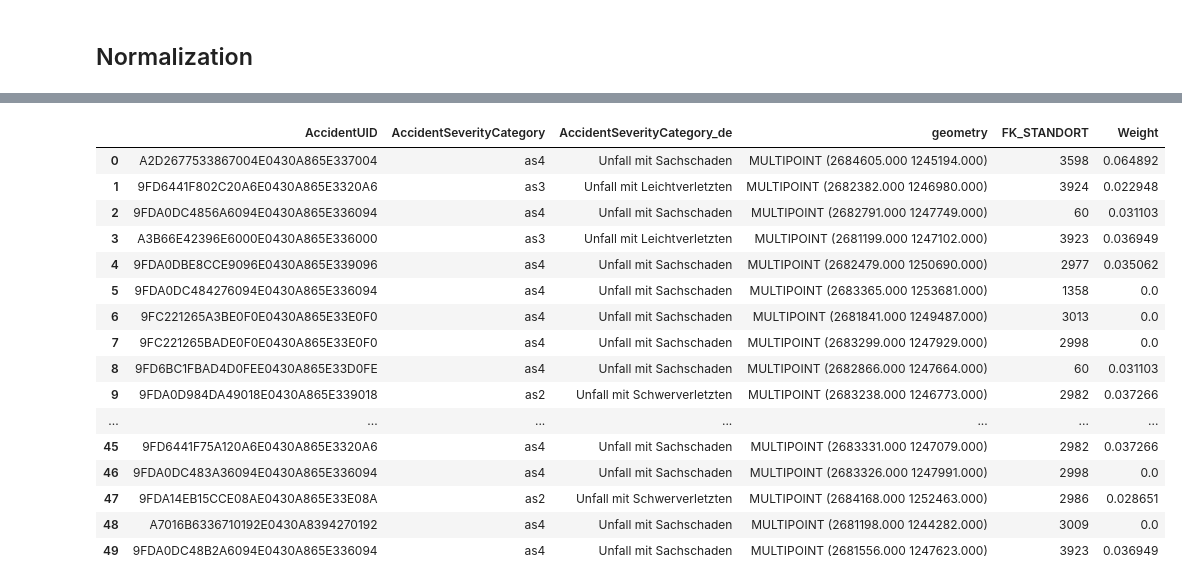
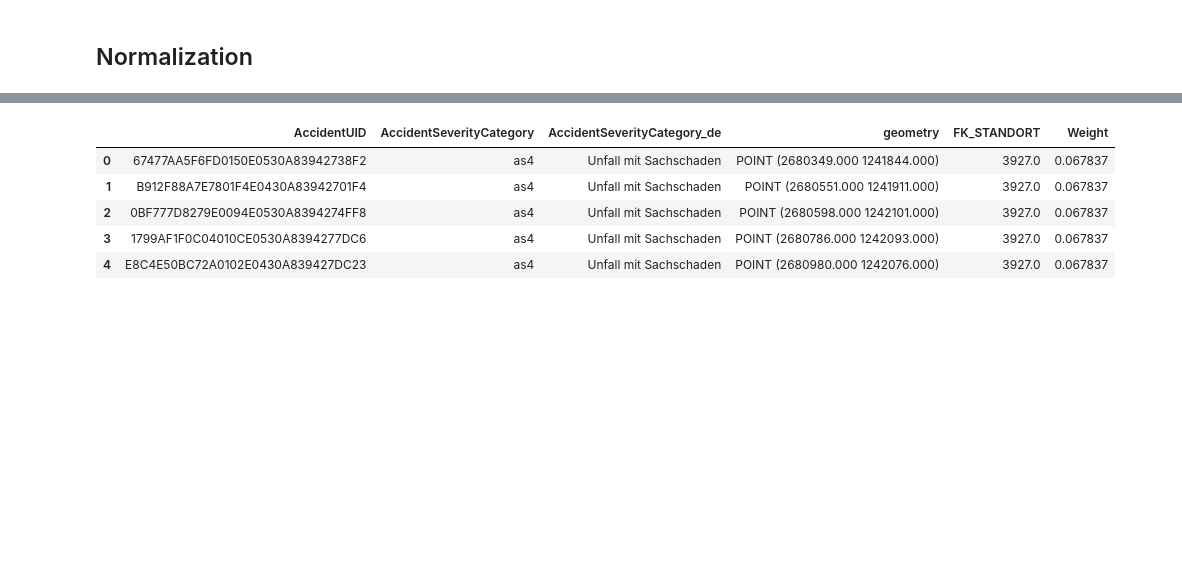
Before and after one commit to thereallinusrg/Velo-Zueri-Unfaelle, a Jupyter notebook: maurus-notebook.ipynb, the cells around one changed output, grey strips where cells are left out. Saved outputs shown, nothing was run; the diff lists cells and outputs as text; code cells hidden in the pictures; blank space fills up the shorter version.

```diff
--- a/maurus-notebook.ipynb
+++ b/maurus-notebook.ipynb
@@ -25,0 +39,13 @@ VerkehrsZaehlung.head()
+# %%
+# Filter out Stations that did not count any bicycles
+
+list_stations = VerkehrsZaehlung.FK_STANDORT.unique()
+print(VerkehrsZaehlung.shape)
+
+for station in list_stations:
+    sum_Zaehlstation = VerkehrsZaehlung.loc[VerkehrsZaehlung["FK_STANDORT"] == station, ["Sum_Velos"]].sum()
+    if sum_Zaehlstation[0] == 0:
+        VerkehrsZaehlung = VerkehrsZaehlung.drop(VerkehrsZaehlung[VerkehrsZaehlung["FK_STANDORT"] == station].index)
+        #VerkehrsZaehlung.drop(index=station, columns='FK_STANDORT')
+
+VerkehrsZaehlung.shape
@@ -31,7 +61,7 @@ def resample(df):
     station = df.loc[df["FK_STANDORT"] == standort]
     station["Date_Hour"] = station["DATUM"].astype(str).str[:13]
     #station = station.set_index(pd.to_datetime(station['DATE_HOUR']))
-    grouped = station.groupby("Date_Hour").agg({"FK_STANDORT": min, "VELO_IN": sum, "VELO_OUT": sum, "OST": min, "NORD": min})
+    grouped = station.groupby("Date_Hour").agg({"FK_STANDORT": min, "VELO_IN": sum, "VELO_OUT": sum, "Sum_Velos": sum, "OST": min, "NORD": min})
 
     #merged = pd.merge(new, station, on = "DATUM")
     dataframes.append(grouped)
@@ -41,7 +71,7 @@ def resample(df):
   return combined
 
 Zaehlung_hourly = resample(VerkehrsZaehlung)
-Zaehlung_hourly.head(50)
+Zaehlung_hourly.head()
 # %% [output]
 A value is trying to be set on a copy of a slice from a DataFrame.
 Try using .loc[row_indexer,col_indexer] = value instead
@@ -94,7 +113,7 @@ Zaehlungen.plot()
 # are related to the closests Counting Station.
 Zaehlungen.to_file('Zaehlungen_test.gpkg', driver='GPKG', layer='Zaehlungen')
 # %%
-Accidents_Zaehlstation = gpd.read_file("/Users/HF/Library/Mobile Documents/com~apple~CloudDocs/Data Sciene_Grossi Dateie/Accident_Zaehlstation.gpkg")
+Accidents_Zaehlstation = gpd.read_file("/Users/HF/Library/Mobile Documents/com~apple~CloudDocs/Data Sciene_Grossi Dateie/Accidents_Zaehlstation_GDF.gpkg")
 Accidents_Zaehlstation_refined = Accidents_Zaehlstation[["AccidentUID", "AccidentSeverityCategory", "AccidentSeverityCategory_de", "geometry", "FK_STANDORT"]]
 # %%
 Accidents_Zaehlstation_refined.plot(column='FK_STANDORT', cmap='viridis')
@@ -104,3 +122,0 @@ Accidents_Zaehlstation_refined.plot(column='FK_STANDORT', cmap='viridis')
-# %%
-Zaehlungen['Sum_Velos'] = Zaehlungen['VELO_IN'] + Zaehlungen['VELO_OUT']
-Zaehlungen.head()
@@ -176,20 +171,9 @@ for Zaehlstation in list_polygons:
 # %%
-Accidents_Zaehlstation_refined.head(50)
+Accidents_Zaehlstation_refined.head()
 # %% [output]
 |  | AccidentUID | AccidentSeverityCategory | AccidentSeverityCategory_de | geometry | FK_STANDORT | Weight |
-| 0 | A2D2677533867004E0430A865E337004 | as4 | Unfall mit Sachschaden | MULTIPOINT (2684605.000 1245194.000) | 3598 | 0.064892 |
-| 1 | 9FD6441F802C20A6E0430A865E3320A6 | as3 | Unfall mit Leichtverletzten | MULTIPOINT (2682382.000 1246980.000) | 3924 | 0.022948 |
-| 2 | 9FDA0DC4856A6094E0430A865E336094 | as4 | Unfall mit Sachschaden | MULTIPOINT (2682791.000 1247749.000) | 60 | 0.031103 |
-| 3 | A3B66E42396E6000E0430A865E336000 | as3 | Unfall mit Leichtverletzten | MULTIPOINT (2681199.000 1247102.000) | 3923 | 0.036949 |
-| 4 | 9FDA0DBE8CCE9096E0430A865E339096 | as4 | Unfall mit Sachschaden | MULTIPOINT (2682479.000 1250690.000) | 2977 | 0.035062 |
-| 5 | 9FDA0DC484276094E0430A865E336094 | as4 | Unfall mit Sachschaden | MULTIPOINT (2683365.000 1253681.000) | 1358 | 0.0 |
-| 6 | 9FC221265A3BE0F0E0430A865E33E0F0 | as4 | Unfall mit Sachschaden | MULTIPOINT (2681841.000 1249487.000) | 3013 | 0.0 |
-| 7 | 9FC221265BADE0F0E0430A865E33E0F0 | as4 | Unfall mit Sachschaden | MULTIPOINT (2683299.000 1247929.000) | 2998 | 0.0 |
-| 8 | 9FD6BC1FBAD4D0FEE0430A865E33D0FE | as4 | Unfall mit Sachschaden | MULTIPOINT (2682866.000 1247664.000) | 60 | 0.031103 |
-| 9 | 9FDA0D984DA49018E0430A865E339018 | as2 | Unfall mit Schwerverletzten | MULTIPOINT (2683238.000 1246773.000) | 2982 | 0.037266 |
-| ... | ... | ... | ... | ... | ... | ... |
-| 45 | 9FD6441F75A120A6E0430A865E3320A6 | as4 | Unfall mit Sachschaden | MULTIPOINT (2683331.000 1247079.000) | 2982 | 0.037266 |
-| 46 | 9FDA0DC483A36094E0430A865E336094 | as4 | Unfall mit Sachschaden | MULTIPOINT (2683326.000 1247991.000) | 2998 | 0.0 |
-| 47 | 9FDA14EB15CCE08AE0430A865E33E08A | as2 | Unfall mit Schwerverletzten | MULTIPOINT (2684168.000 1252463.000) | 2986 | 0.028651 |
-| 48 | A7016B6336710192E0430A8394270192 | as4 | Unfall mit Sachschaden | MULTIPOINT (2681198.000 1244282.000) | 3009 | 0.0 |
-| 49 | 9FDA0DC48B2A6094E0430A865E336094 | as4 | Unfall mit Sachschaden | MULTIPOINT (2681556.000 1247623.000) | 3923 | 0.036949 |
+| 0 | 67477AA5F6FD0150E0530A83942738F2 | as4 | Unfall mit Sachschaden | POINT (2680349.000 1241844.000) | 3927.0 | 0.067837 |
+| 1 | B912F88A7E7801F4E0430A83942701F4 | as4 | Unfall mit Sachschaden | POINT (2680551.000 1241911.000) | 3927.0 | 0.067837 |
+| 2 | 0BF777D8279E0094E0530A8394274FF8 | as4 | Unfall mit Sachschaden | POINT (2680598.000 1242101.000) | 3927.0 | 0.067837 |
+| 3 | 1799AF1F0C04010CE0530A8394277DC6 | as4 | Unfall mit Sachschaden | POINT (2680786.000 1242093.000) | 3927.0 | 0.067837 |
+| 4 | E8C4E50BC72A0102E0430A839427DC23 | as4 | Unfall mit Sachschaden | POINT (2680980.000 1242076.000) | 3927.0 | 0.067837 |
```
Also changed, not shown: parts of 14 cells of this notebook.
